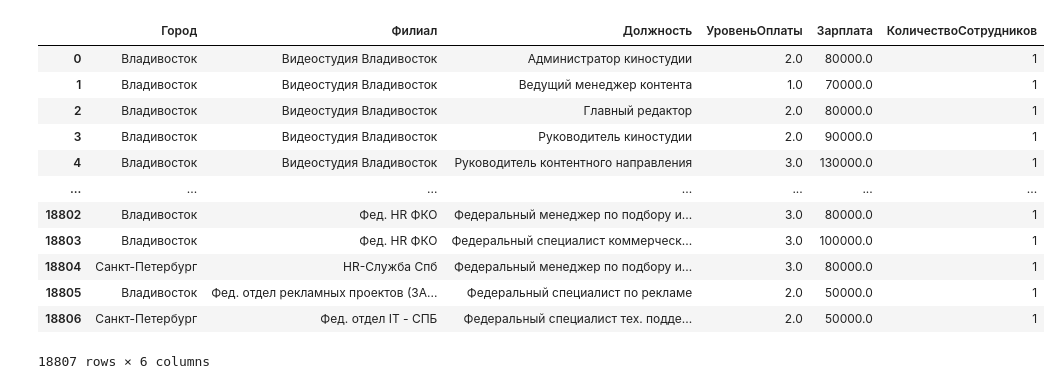
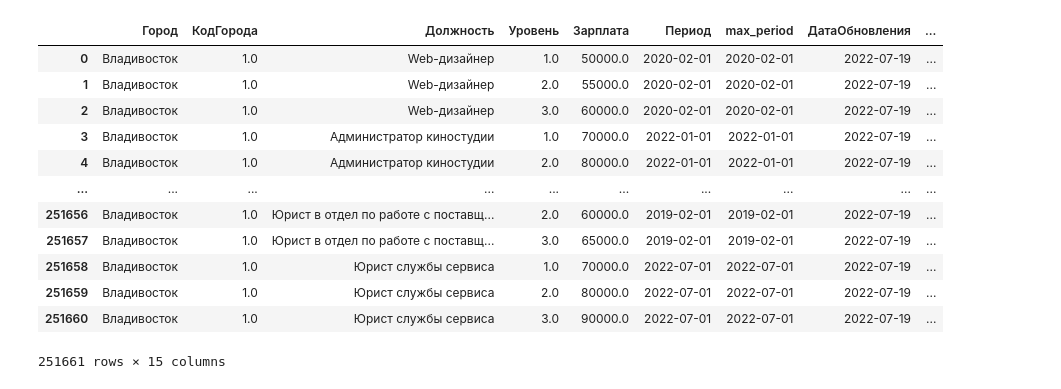
Before and after one commit to Onyaxoxo/report_system, a Jupyter notebook: etl/update_table_checkerboard_salary.ipynb, the cells around one changed output. Saved outputs shown, nothing was run; the diff lists cells and outputs as text; code cells hidden in the pictures.

```diff
--- a/etl/update_table_checkerboard_salary.ipynb
+++ b/etl/update_table_checkerboard_salary.ipynb
@@ -7,7 +7,7 @@ from datetime import datetime, timedelta
 from dateutil.relativedelta import relativedelta
 # %%
 def execute_clickhouse(query="select 'Test' as Test",
-                       database='dns_retail',
+                       database='mart_hr',
                        external_tables=None,
                        **kwargs) -> pd.DataFrame:
     """
@@ -29,11 +29,9 @@ def execute_clickhouse(query="select 'Test' as Test",
         user='',
         password=''
     )
-
     if external_tables:
         pass
         #external_tables = [df_to_table(table[0], table[1]) for table in external_tables]
-
     rv = client.execute(query, external_tables=external_tables, with_column_types=True)
     df = pd.DataFrame(rv[0])
     df.columns = [i[0] for i in rv[1]]
@@ -76,7 +74,7 @@ def execute_onec(query):
     Параметры:
     query - строка, SQL запрос
     Возвращает - pandas DataFrame с содержанием результата выполнения запроса, названия столбцов из запроса"""
-    ADuser = 'O'
+    ADuser = ''
     ADpassword = ''
     # ADuser = Config.ONEC_LOGIN
     # ADpassword = Config.ONEC_PASSWORD
@@ -118,15 +116,17 @@ def GetPosLvlSalary():
 def getActualStaff():
     query = f"""
   select
-      as2."ДатаОбновления"
-    , as2."Должность"
+     as2."Должность"
     , as2."УровеньОплаты"
     , as2."ТекущийФилиал"
     ,count(*) as КоличествоСотрудников
+    , as2."Город"
+    , as2."Филиал"
   from actual_staff as2
   where as2."Должность" not like '%%(на аутсорсе)%%'
-  group by as2."Должность", as2."РасчетнаяЗарплата", as2."УровеньОплаты", as2."ТекущийФилиал", as2."ДатаОбновления"
-  order by as2."Должность", as2."ТекущийФилиал", as2."УровеньОплаты" """
+  group by as2."Должность", as2."УровеньОплаты", as2."ТекущийФилиал", as2."ДатаОбновления", as2."Город", as2."Филиал"
+  order by as2."Должность", as2."ТекущийФилиал", as2."УровеньОплаты"
+  """
     df = execute_pg_hr(query)
     return df
 # %%
@@ -193,0 +225,3 @@ df_branch_city
+# %%
+df_loss_branches = getLossBranches()
+df_loss_branches
@@ -194,24 +242,28 @@ df_branch_city
 # %%
-df_checkerboard_salary = df_actual_staff \
-    .merge(df_branch_city, left_on='ТекущийФилиал', right_on='BranchCode') \
-    .merge(df_PosLvlSalary, left_on=['Город', 'Должность', 'УровеньОплаты'], right_on=['Город', 'Должность', 'Уровень'], how='left')
+"""ДатаОбновления_x	Должность	УровеньОплаты	ТекущийФилиал	КоличествоСотрудников
+	BranchCode	Филиал	Город	КодГорода	Уровень	Зарплата	Период	max_period	ДатаОбновления_y
+    	ЛидерскийУровень	Дата	Наименование	Фирма	КоличествоСтавок	МаксДата"""
 
-# df_checkerboard_salary['ДатаОбновления'] = df_checkerboard_salary['ДатаОбновления'].dt.strftime('%Y-%m-%d')
-df_checkerboard_salary = df_checkerboard_salary[['Город', 'Филиал', 'Должность',
-                        'УровеньОплаты', 'Зарплата','КоличествоСотрудников']]
+df_checkerboard_salary = df_PosLvlSalary \
+    .merge(df_actual_staff, left_on=['Город','Должность', 'Уровень'], right_on=['Город','Должность', 'УровеньОплаты'], how='left')\
+    .merge(df_loss_branches, left_on=['Город','Должность'], right_on=['НазваниеГорода','Должность'], how='left')
+
+# # df_checkerboard_salary['ДатаОбновления'] = df_checkerboard_salary['ДатаОбновления'].dt.strftime('%Y-%m-%d')
+# df_checkerboard_salary = df_checkerboard_salary[['Город', 'Филиал', 'Должность',
+#                         'УровеньОплаты', 'Зарплата','КоличествоСотрудников']]
 df_checkerboard_salary
-# 18563 47433 48650 18809
+# 18563 47433 48650 18809 251661
 # %% [output]
-|  | Город | Филиал | Должность | УровеньОплаты | Зарплата | КоличествоСотрудников |
-| 0 | Владивосток | Видеостудия Владивосток | Администратор киностудии | 2.0 | 80000.0 | 1 |
-| 1 | Владивосток | Видеостудия Владивосток | Ведущий менеджер контента | 1.0 | 70000.0 | 1 |
-| 2 | Владивосток | Видеостудия Владивосток | Главный редактор | 2.0 | 80000.0 | 1 |
-| 3 | Владивосток | Видеостудия Владивосток | Руководитель киностудии | 2.0 | 90000.0 | 1 |
-| 4 | Владивосток | Видеостудия Владивосток | Руководитель контентного направления | 3.0 | 130000.0 | 1 |
-| ... | ... | ... | ... | ... | ... | ... |
-| 18802 | Владивосток | Фед. HR ФКО | Федеральный менеджер по подбору и... | 3.0 | 80000.0 | 1 |
-| 18803 | Владивосток | Фед. HR ФКО | Федеральный специалист коммерческ... | 3.0 | 100000.0 | 1 |
-| 18804 | Санкт-Петербург | HR-Служба Спб | Федеральный менеджер по подбору и... | 3.0 | 80000.0 | 1 |
-| 18805 | Владивосток | Фед. отдел рекламных проектов (ЗА... | Федеральный специалист по рекламе | 2.0 | 50000.0 | 1 |
-| 18806 | Санкт-Петербург | Фед. отдел IT - СПБ | Федеральный специалист тех. подде... | 2.0 | 50000.0 | 1 |
+|  | Город | КодГорода | Должность | Уровень | Зарплата | Период | max_period | ДатаОбновления | ... |
+| 0 | Владивосток | 1.0 | Web-дизайнер | 1.0 | 50000.0 | 2020-02-01 | 2020-02-01 | 2022-07-19 | ... |
+| 1 | Владивосток | 1.0 | Web-дизайнер | 2.0 | 55000.0 | 2020-02-01 | 2020-02-01 | 2022-07-19 | ... |
+| 2 | Владивосток | 1.0 | Web-дизайнер | 3.0 | 60000.0 | 2020-02-01 | 2020-02-01 | 2022-07-19 | ... |
+| 3 | Владивосток | 1.0 | Администратор киностудии | 1.0 | 70000.0 | 2022-01-01 | 2022-01-01 | 2022-07-19 | ... |
+| 4 | Владивосток | 1.0 | Администратор киностудии | 2.0 | 80000.0 | 2022-01-01 | 2022-01-01 | 2022-07-19 | ... |
+| ... | ... | ... | ... | ... | ... | ... | ... | ... | ... |
+| 251656 | Владивосток | 1.0 | Юрист в отдел по работе с поставщ... | 2.0 | 60000.0 | 2019-02-01 | 2019-02-01 | 2022-07-19 | ... |
+| 251657 | Владивосток | 1.0 | Юрист в отдел по работе с поставщ... | 3.0 | 65000.0 | 2019-02-01 | 2019-02-01 | 2022-07-19 | ... |
+| 251658 | Владивосток | 1.0 | Юрист службы сервиса | 1.0 | 70000.0 | 2022-07-01 | 2022-07-01 | 2022-07-19 | ... |
+| 251659 | Владивосток | 1.0 | Юрист службы сервиса | 2.0 | 80000.0 | 2022-07-01 | 2022-07-01 | 2022-07-19 | ... |
+| 251660 | Владивосток | 1.0 | Юрист службы сервиса | 3.0 | 90000.0 | 2022-07-01 | 2022-07-01 | 2022-07-19 | ... |
-18807 rows × 6 columns
+251661 rows × 15 columns
```
Also changed, not shown: parts of 12 cells of this notebook, 2 other files.
